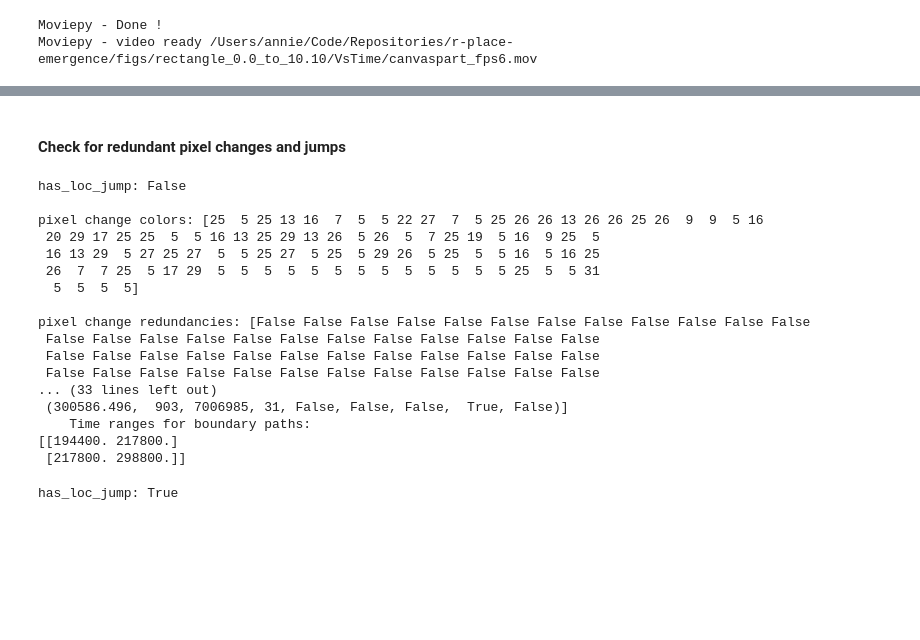
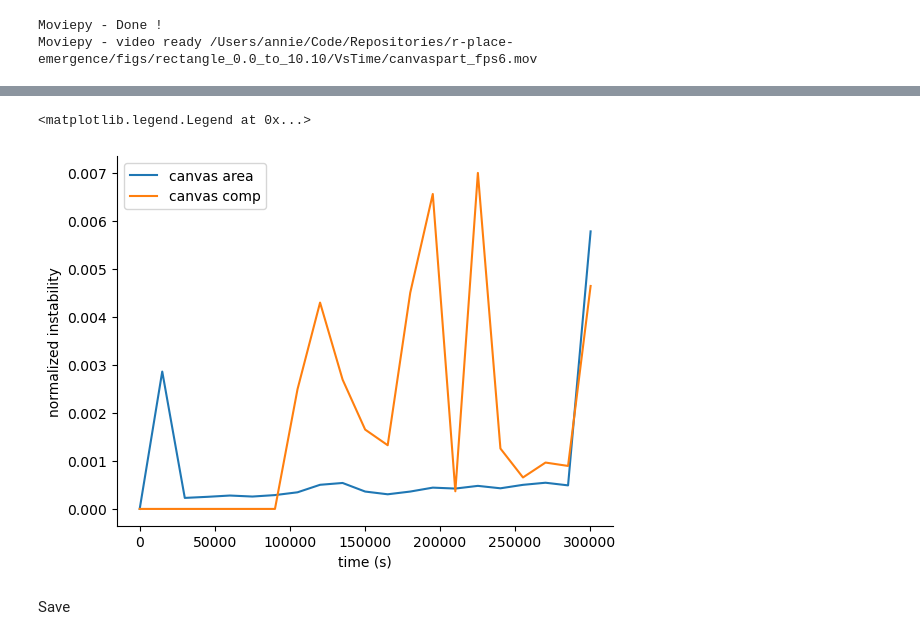
Before and after one commit to AnnieStephenson/r-place-emergence, a Jupyter notebook: tutorial.ipynb, the cells around one changed output, grey strips where cells are left out. Drawn from its saved outputs; the diff is of its cells as text; code cells hidden in the pictures; blank space fills up the shorter version.

```diff
--- a/tutorial.ipynb
+++ b/tutorial.ipynb
@@ -378,2 +238,0 @@ print(full_transition_times)
-# %% [markdown]
-#### Check for redundant pixel changes and jumps
@@ -386,28 +239,15 @@ canvas_comp_jump = cp.CanvasPart(id = id_jump)
-# %%
-print('has_loc_jump: ' + str(canvas_comp_no_jump.has_loc_jump) + '\n')
-print('pixel change colors: ' + str(canvas_comp_no_jump.pixel_changes['color'][0:100]) + '\n')
-print('pixel change redundancies: ' + str(canvas_comp_no_jump.pixel_changes['redundant_col'][0:100]) + '\n')
-print('pixel change redundancies: ' + str(canvas_comp_no_jump.pixel_changes['redundant_colanduser'][0:100]) + '\n')
-print(canvas_comp_no_jump)
-# %% [output]
-has_loc_jump: False
-
-pixel change colors: [25  5 25 13 16  7  5  5 22 27  7  5 25 26 26 13 26 26 25 26  9  9  5 16
- 20 29 17 25 25  5  5 16 13 25 29 13 26  5 26  5  7 25 19  5 16  9 25  5
- 16 13 29  5 27 25 27  5  5 25 27  5 25  5 29 26  5 25  5  5 16  5 16 25
- 26  7  7 25  5 17 29  5  5  5  5  5  5  5  5  5  5  5  5  5 25  5  5 31
-  5  5  5  5]
-
-pixel change redundancies: [False False False False False False False False False False False False
- False False False False False False False False False False False False
- False False False False False False False False False False False False
- False False False False False False False False False False False False
-... (33 lines left out)
- (300586.496,  903, 7006985, 31, False, False, False,  True, False)]
-    Time ranges for boundary paths:
-[[194400. 217800.]
- [217800. 298800.]]
-# %%
-print('has_loc_jump: ' + str(canvas_comp_jump.has_loc_jump) + '\n')
-# %% [output]
-has_loc_jump: True
+# %%
+plt.plot(canvas_area_stat.t_ranges, canvas_area_stat.instability_norm, label = 'canvas area')
+plt.plot(canvas_part_stat.t_ranges, canvas_part_stat.instability_norm, label='canvas comp')
+sns.despine()
+plt.ylabel('normalized instability')
+plt.xlabel('time (s)')
+sns.despine()
+plt.ylabel('normalized instability')
+plt.xlabel('time (s)')
+plt.legend()
+# %% [output]
+<matplotlib.legend.Legend at 0x...>
+[figure, added]
+# %% [markdown]
+Save
```
Also changed, not shown: parts of 39 cells of this notebook, 3 other files.
